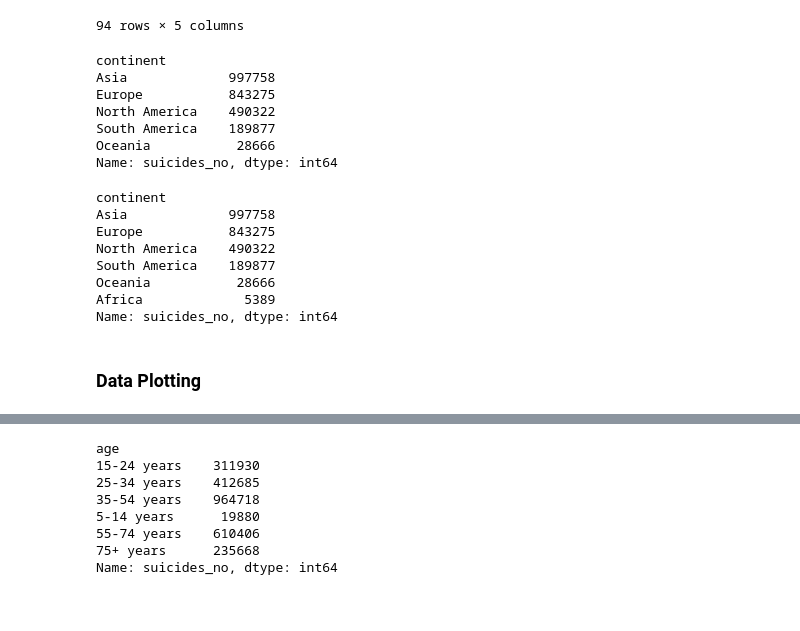
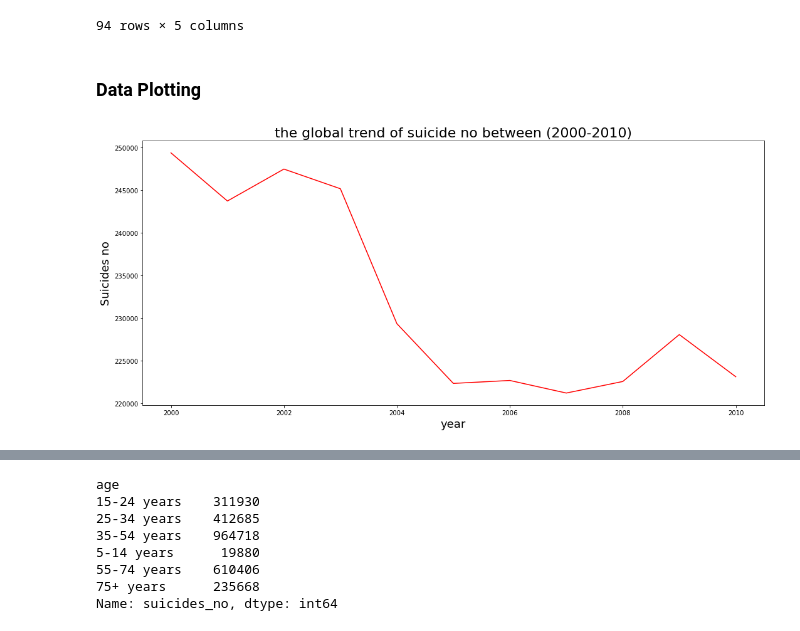
Before and after one commit to mguner-data/Global_Suicide_Data_Analysis, a Jupyter notebook: SuicidePy_AL.ipynb, the cells around one changed output, grey strips where cells are left out. Saved outputs shown, nothing was run; the diff lists cells and outputs as text; code cells hidden in the pictures.

```diff
--- a/SuicidePy_AL.ipynb
+++ b/SuicidePy_AL.ipynb
@@ -155,28 +155,16 @@ suicides_no_stats.to_csv("output_data/suicides_no_stats.csv")
-# %%
-# Top 5 countries with highest suicide no
-suicide_top_5 = suicide_data_2000s.groupby('continent')['suicides_no'].agg('sum').sort_values(ascending=False).head(5)
-suicide_top_5
-# %% [output]
-continent
-Asia             997758
-Europe           843275
-North America    490322
-South America    189877
-Oceania           28666
-Name: suicides_no, dtype: int64
-# %%
-# Top country per continent with highest suicide no
-suicide_continent_order = suicide_data_2000s.groupby('continent')['suicides_no'].agg('sum').sort_values(ascending=False).head(6)
-suicide_continent_order
-# %% [output]
-continent
-Asia             997758
-Europe           843275
-North America    490322
-South America    189877
-Oceania           28666
-Africa             5389
-Name: suicides_no, dtype: int64
 # %% [markdown]
 ### Data Plotting
+# %%
+# bar plot showing the global trend of the suicide no per year
+
+suicide_global_trend_year = suicide_data_2000s.groupby('year')['suicides_no'].sum()
+suicide_global_trend_year.plot(kind='line', figsize=(15,7),color="r")
+plt.title('the global trend of suicide no between (2000-2010)', fontsize=22)
+plt.xlabel("year", fontsize=18)
+plt.ylabel("Suicides no", fontsize=18)
+plt.tight_layout()
+plt.savefig('output_data_AL/suicide_global_trend.pdf')
+plt.show()
+# %% [output]
+[figure, added]
 # %%
```
Also changed, not shown: parts of 19 cells of this notebook, 6 other files.
